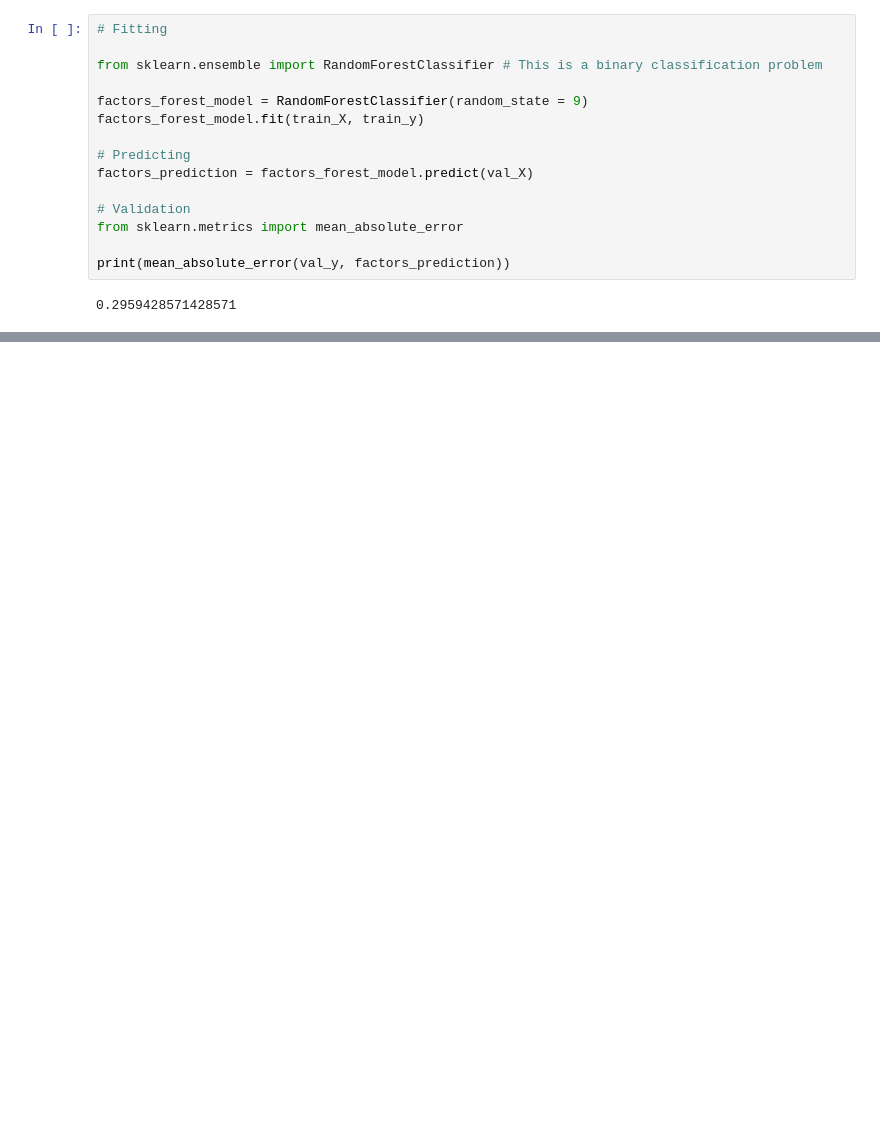
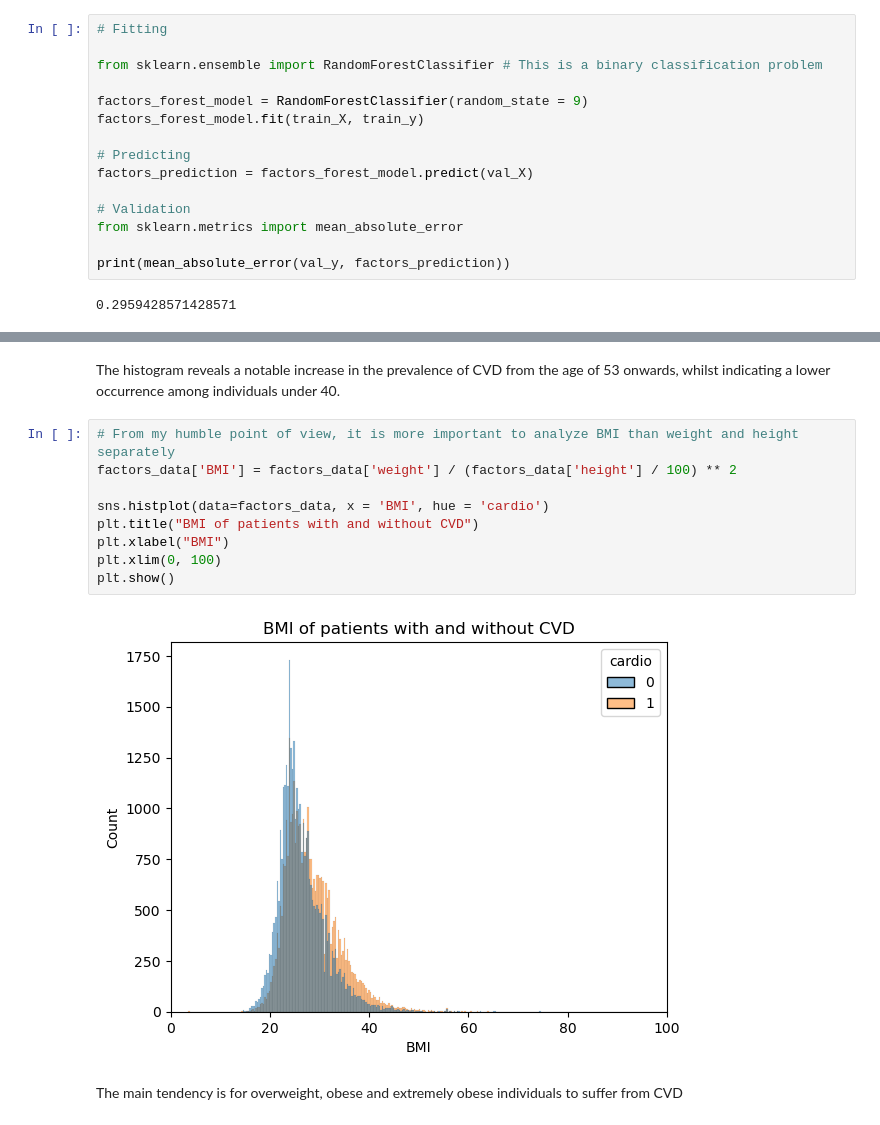
Before and after one commit to Violeta-Tejera/Cardiovascular-Diseases-Prediction, a Jupyter notebook: cardiovascular-heart-disease-predictor.ipynb, the cells around one changed output, grey strips where cells are left out. Drawn from its saved outputs; the diff is of its cells as text; blank space fills up the shorter version.

```diff
--- a/cardiovascular-heart-disease-predictor.ipynb
+++ b/cardiovascular-heart-disease-predictor.ipynb
@@ -54,0 +95,15 @@ print(mean_absolute_error(val_y, factors_prediction))
+# %% [markdown]
+The histogram reveals a notable increase in the prevalence of CVD from the age of 53 onwards, whilst indicating a lower occurrence among individuals under 40.
+# %%
+# From my humble point of view, it is more important to analyze BMI than weight and height separately
+factors_data['BMI'] = factors_data['weight'] / (factors_data['height'] / 100) ** 2
+
+sns.histplot(data=factors_data, x = 'BMI', hue = 'cardio')
+plt.title("BMI of patients with and without CVD")
+plt.xlabel("BMI")
+plt.xlim(0, 100)
+plt.show()
+# %% [output]
+[figure, added]
+# %% [markdown]
+The main tendency is for overweight, obese and extremely obese individuals to suffer from CVD
```
Also changed, not shown: parts of 8 cells of this notebook.
